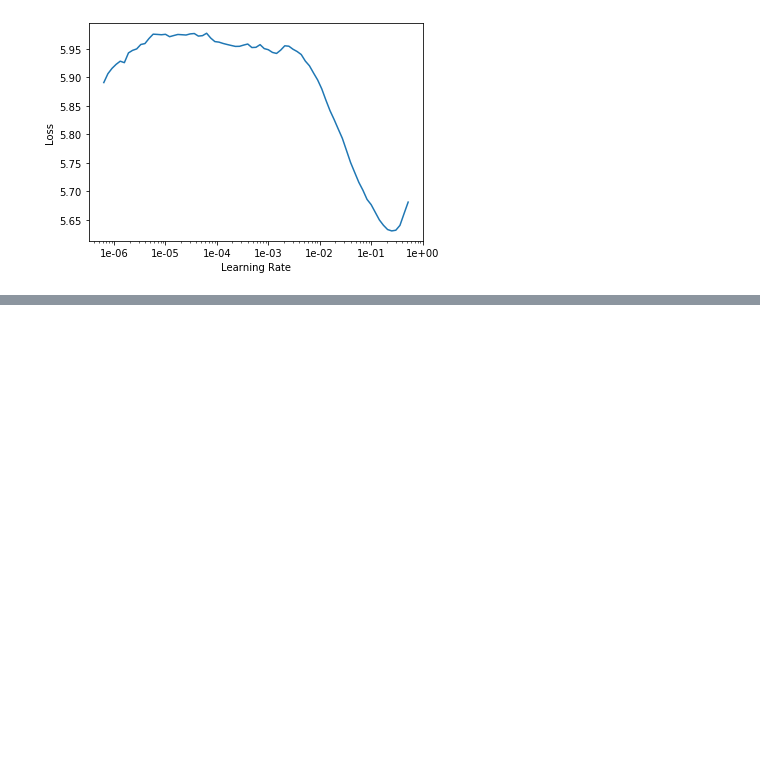
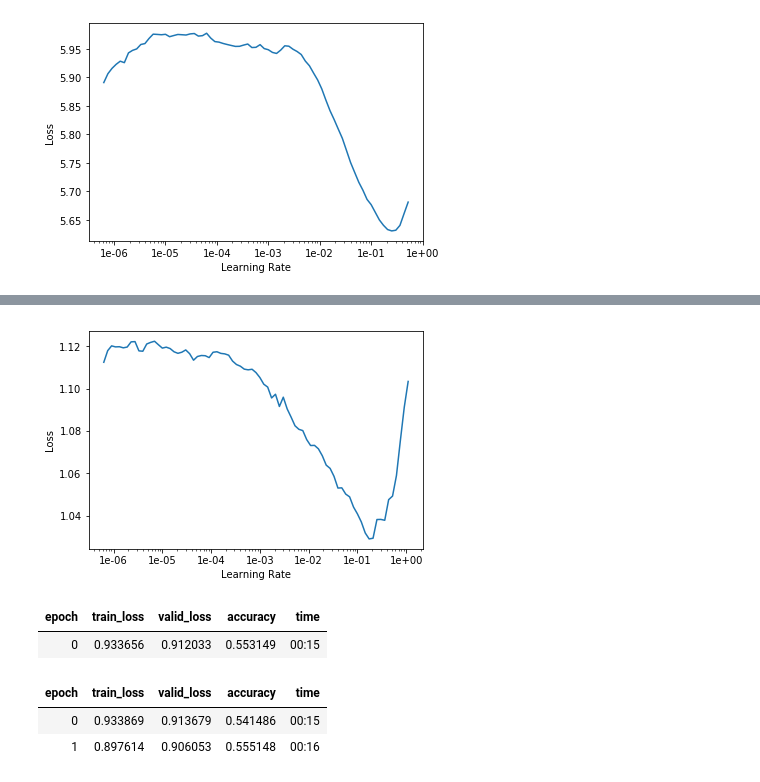
Before and after one commit to tgalery/geiger, a Jupyter notebook: notebooks/fastai.ipynb, the cells around one changed output, grey strips where cells are left out. Drawn from its saved outputs; the diff is of its cells as text; code cells hidden in the pictures; blank space fills up the shorter version.

```diff
--- a/notebooks/fastai.ipynb
+++ b/notebooks/fastai.ipynb
@@ -102,2 +130,8 @@ We should fire stathis because,  as the terrorist attacks spread , we can save o
 # %%
 learn.save_encoder('fine_tuned_enc')
+# %%
+# prepare the classification data
+data_cl = TextDataBunch.from_df(base_path, df_train, df_dev, label_cols=2)
+# %%
+cl = text_classifier_learner(data_cl, AWD_LSTM, drop_mult=0.5)
+cl.load_encoder('fine_tuned_enc')
@@ -103,0 +161,9 @@ learn.save_encoder('fine_tuned_enc')
+# %%
+cl.recorder.plot()
+# %% [output]
+[figure, added]
+# %%
+cl.fit_one_cycle(1, 1e-2, moms=(0.8,0.7))
+# %% [output]
+| epoch | train_loss | valid_loss | accuracy | time |
+| 0 | 0.933656 | 0.912033 | 0.553149 | 00:15 |
@@ -103,0 +172,6 @@ learn.save_encoder('fine_tuned_enc')
+# %%
+cl.fit_one_cycle(2, slice(1e-2/(2.6**4),1e-2), moms=(0.8,0.7))
+# %% [output]
+| epoch | train_loss | valid_loss | accuracy | time |
+| 0 | 0.933869 | 0.913679 | 0.541486 | 00:15 |
+| 1 | 0.897614 | 0.906053 | 0.555148 | 00:16 |
```
Also changed, not shown: parts of 17 cells of this notebook.
